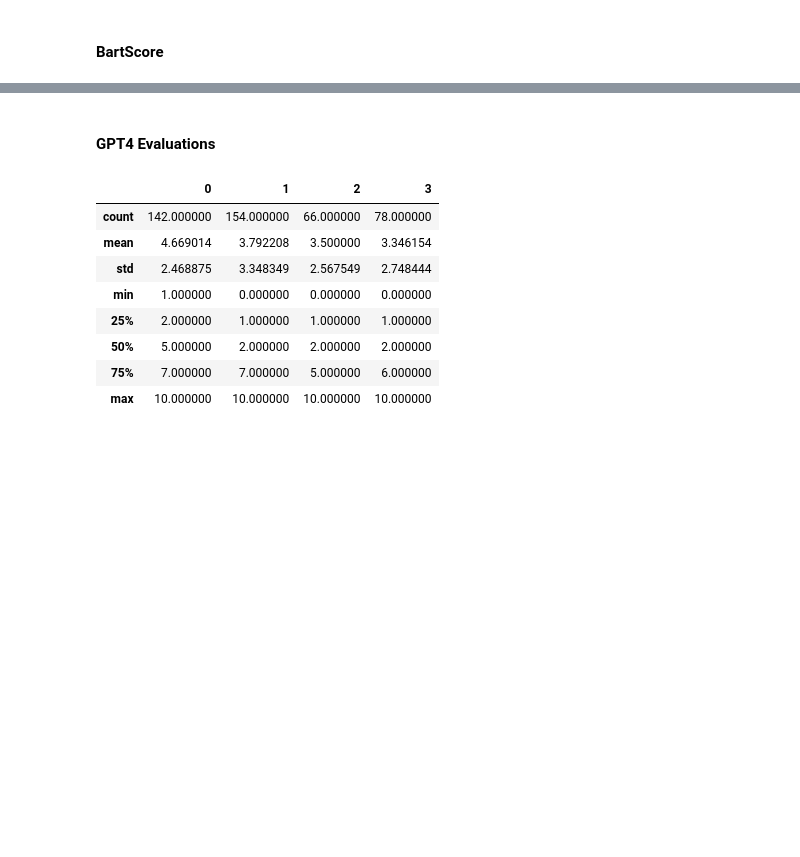
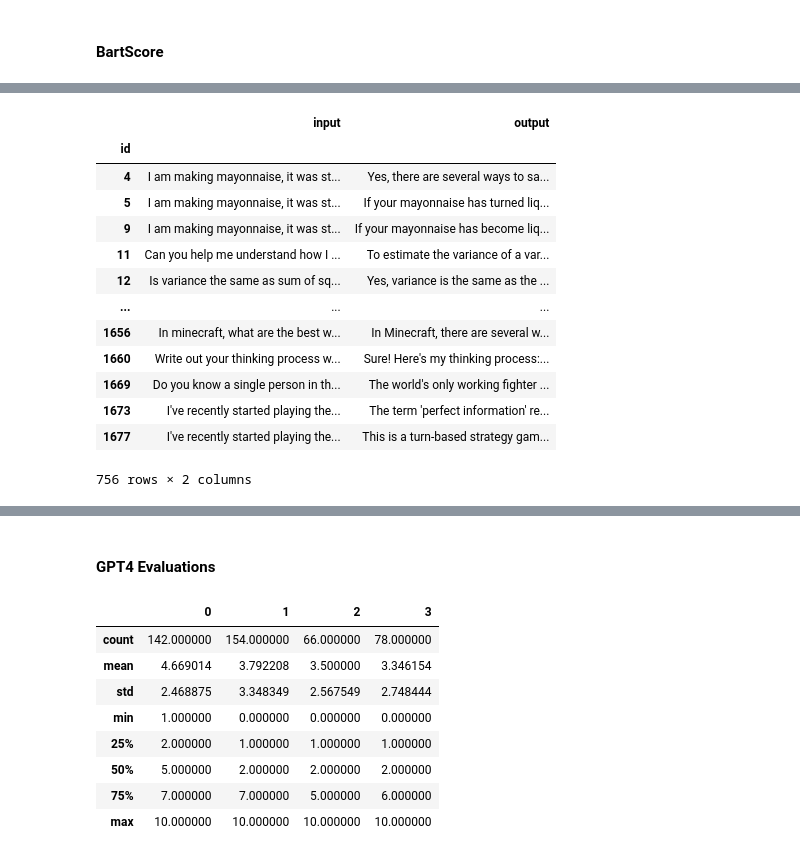
Before and after one commit to cynic01/lit-gpt, a Jupyter notebook: response-examples-for-paper.ipynb, the cells around one changed output, grey strips where cells are left out. Saved outputs shown, nothing was run; the diff lists cells and outputs as text; code cells hidden in the pictures; blank space fills up the shorter version.

```diff
--- a/response-examples-for-paper.ipynb
+++ b/response-examples-for-paper.ipynb
@@ -75,0 +102,2 @@ array([['What are the five most common causes of stress among people?',
+# %%
+data_df = pd.read_pickle(filename.replace('themis_out/evaluation_', 'inference/').replace('.json', '.pkl'))
@@ -75,0 +121,2 @@ array([['What are the five most common causes of stress among people?',
+# %%
+df = df.groupby('metric').apply(lambda x:x).rating.unstack(level=0).join(data_df)
@@ -75,0 +129,17 @@ array([['What are the five most common causes of stress among people?',
+# %%
+df[df.groundedness > .9][['input', 'output']]
+# %% [output]
+|  | input | output |
+| id |  |  |
+| 4 | I am making mayonnaise, it was st... | Yes, there are several ways to sa... |
+| 5 | I am making mayonnaise, it was st... | If your mayonnaise has turned liq... |
+| 9 | I am making mayonnaise, it was st... | If your mayonnaise has become liq... |
+| 11 | Can you help me understand how I ... | To estimate the variance of a var... |
+| 12 | Is variance the same as sum of sq... | Yes, variance is the same as the ... |
+| ... | ... | ... |
+| 1656 | In minecraft, what are the best w... | In Minecraft, there are several w... |
+| 1660 | Write out your thinking process w... | Sure! Here's my thinking process:... |
+| 1669 | Do you know a single person in th... | The world's only working fighter ... |
+| 1673 | I've recently started playing the... | The term 'perfect information' re... |
+| 1677 | I've recently started playing the... | This is a turn-based strategy gam... |
+756 rows × 2 columns
```
Also changed, not shown: parts of 9 cells of this notebook.
